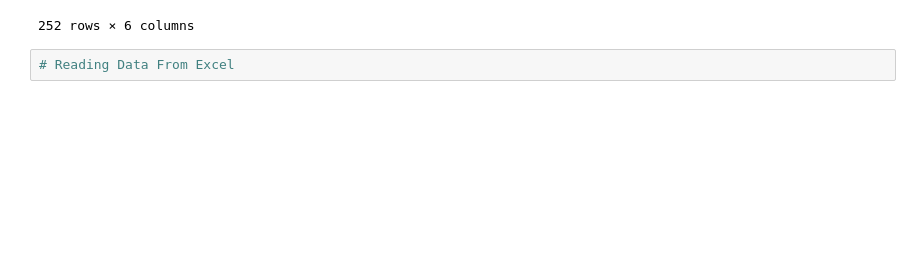
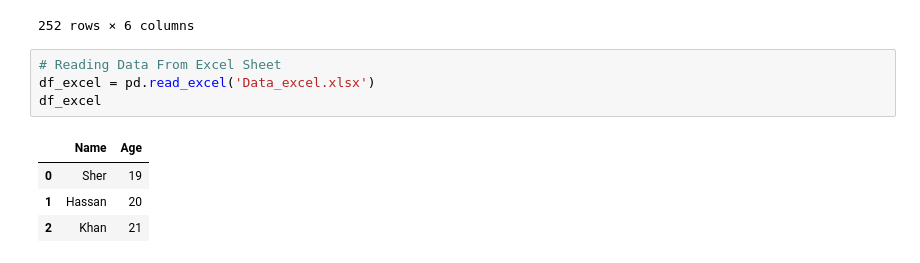
Before and after one commit to Sher-Hassan/AI-ML-DataScience-Practice, a Jupyter notebook: Day 8/ReadingDataUsingPandas.ipynb, the cells around one changed output. Cells and saved outputs as stored; diff of their text form; blank space fills up the shorter version.

Commit message:
Done Reading Data From Various Sources in Pandas

```diff
--- a/Day 8/ReadingDataUsingPandas.ipynb
+++ b/Day 8/ReadingDataUsingPandas.ipynb
@@ -175,4 +175,11 @@ df[0]
 | 251 | 648 | Zimbabwe | ZW | List of mobile network codes in Z... | NaN | NaN |
 252 rows × 6 columns
 # %%
-# Reading Data From Excel
+# Reading Data From Excel Sheet
+df_excel = pd.read_excel('Data_excel.xlsx')
+df_excel
+# %% [output]
+|  | Name | Age |
+| 0 | Sher | 19 |
+| 1 | Hassan | 20 |
+| 2 | Khan | 21 |
```
Also changed, not shown: parts of 2 cells of this notebook, 5 other files.
